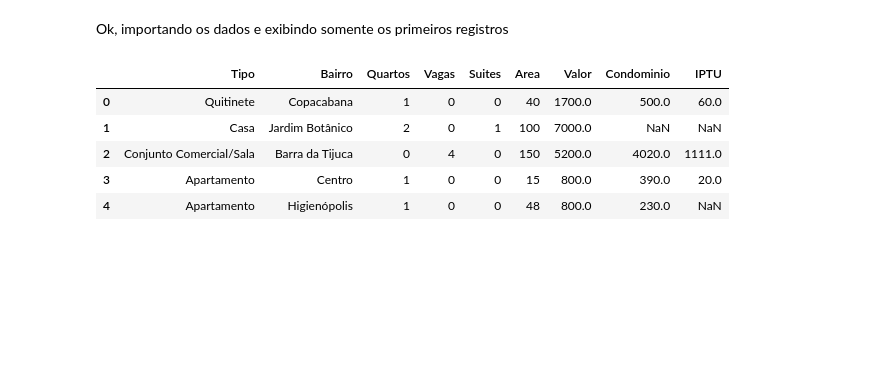
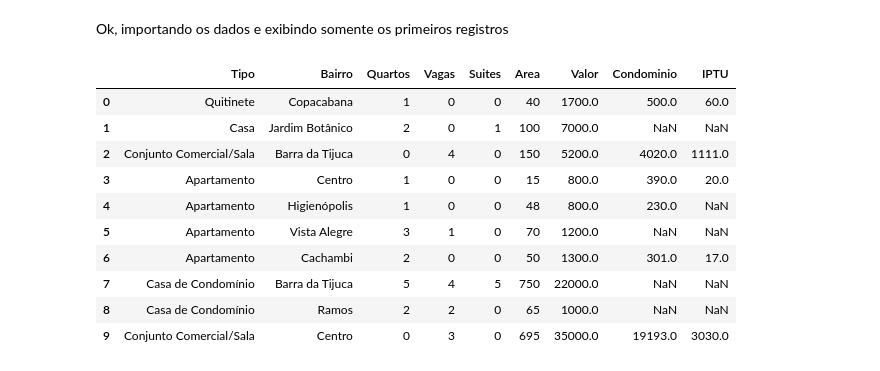
Before and after one commit to carlosclaudinolima/aulaspython, a Jupyter notebook: Projeto_imobiliaria_Pandas.ipynb, the cells around one changed output. Saved outputs shown, nothing was run; the diff lists cells and outputs as text; code cells hidden in the pictures; blank space fills up the shorter version.

```diff
--- a/Projeto_imobiliaria_Pandas.ipynb
+++ b/Projeto_imobiliaria_Pandas.ipynb
@@ -50,11 +50,16 @@ pd.read_csv(url, sep=";")
 Ok, importando os dados e exibindo somente os primeiros registros
 # %%
 dados = pd.read_csv(url, sep=";")
-dados.head()
+dados.head(10)
 # %% [output]
 |  | Tipo | Bairro | Quartos | Vagas | Suites | Area | Valor | Condominio | IPTU |
 | 0 | Quitinete | Copacabana | 1 | 0 | 0 | 40 | 1700.0 | 500.0 | 60.0 |
 | 1 | Casa | Jardim Botânico | 2 | 0 | 1 | 100 | 7000.0 | NaN | NaN |
 | 2 | Conjunto Comercial/Sala | Barra da Tijuca | 0 | 4 | 0 | 150 | 5200.0 | 4020.0 | 1111.0 |
 | 3 | Apartamento | Centro | 1 | 0 | 0 | 15 | 800.0 | 390.0 | 20.0 |
 | 4 | Apartamento | Higienópolis | 1 | 0 | 0 | 48 | 800.0 | 230.0 | NaN |
+| 5 | Apartamento | Vista Alegre | 3 | 1 | 0 | 70 | 1200.0 | NaN | NaN |
+| 6 | Apartamento | Cachambi | 2 | 0 | 0 | 50 | 1300.0 | 301.0 | 17.0 |
+| 7 | Casa de Condomínio | Barra da Tijuca | 5 | 4 | 5 | 750 | 22000.0 | NaN | NaN |
+| 8 | Casa de Condomínio | Ramos | 2 | 2 | 0 | 65 | 1000.0 | NaN | NaN |
+| 9 | Conjunto Comercial/Sala | Centro | 0 | 3 | 0 | 695 | 35000.0 | 19193.0 | 3030.0 |
```
Also changed, not shown: parts of 2 cells of this notebook.
